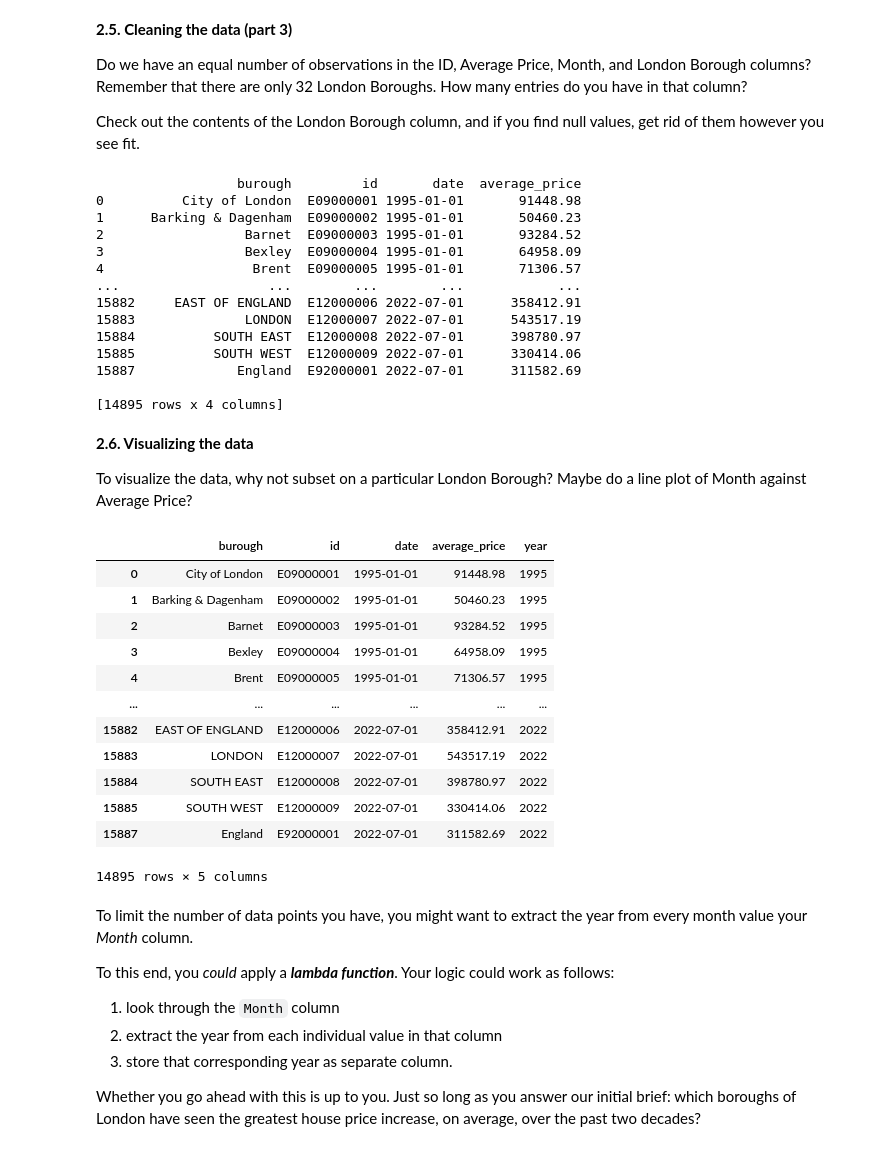
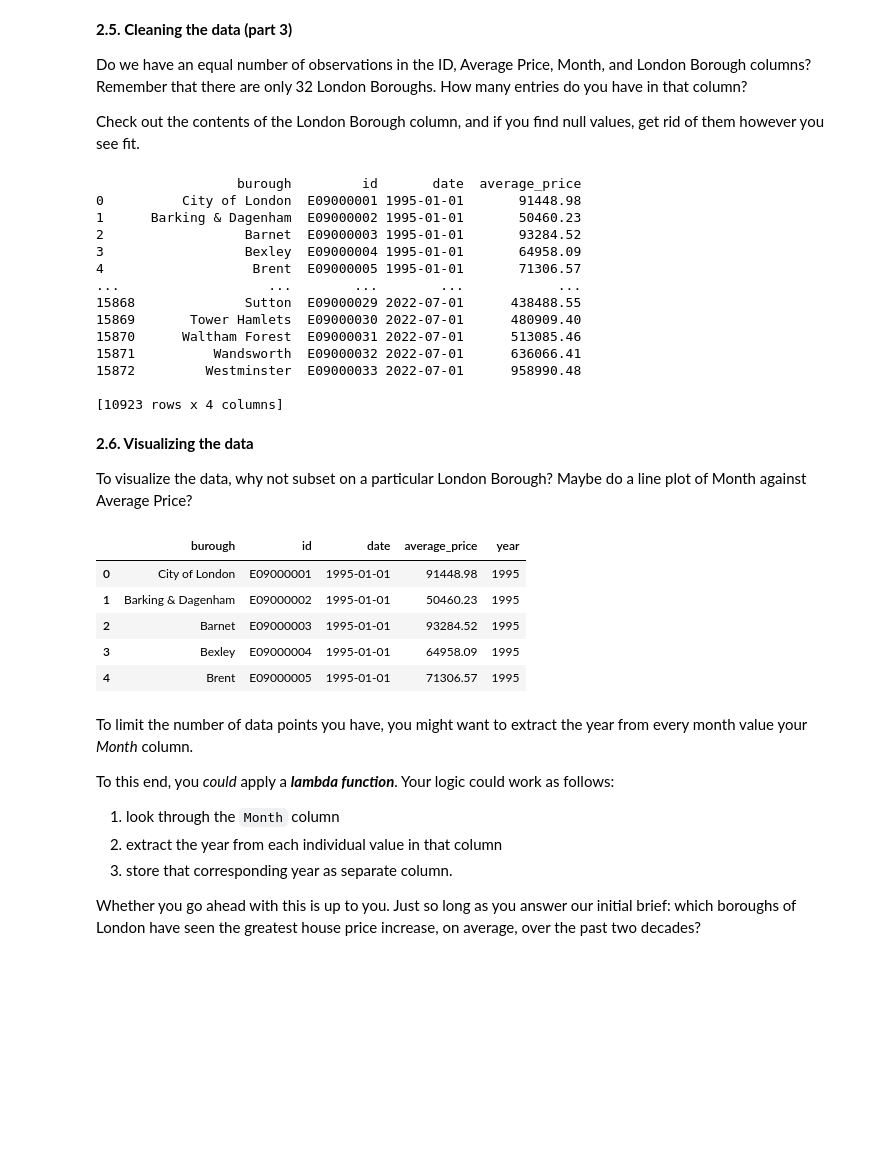
Before and after one commit to Mclane808/Springboard, a Jupyter notebook: Unit 4 Challenge - Tier 3.ipynb, the cells around one changed output. Cells and saved outputs as stored; diff of their text form; code cells hidden in the pictures; blank space fills up the shorter version.

```diff
--- a/Unit 4 Challenge - Tier 3.ipynb
+++ b/Unit 4 Challenge - Tier 3.ipynb
@@ -180,45 +180,40 @@ dtype: object
 Do we have an equal number of observations in the ID, Average Price, Month, and London Borough columns? Remember that there are only 32 London Boroughs. How many entries do you have in that column?
 
 Check out the contents of the London Borough column, and if you find null values, get rid of them however you see fit.
-# %%
-properties_clean = properties_m.dropna()
-print(properties_clean)
-# %% [output]
-                  burough         id       date  average_price
-0          City of London  E09000001 1995-01-01       91448.98
-1      Barking & Dagenham  E09000002 1995-01-01       50460.23
-2                  Barnet  E09000003 1995-01-01       93284.52
-3                  Bexley  E09000004 1995-01-01       64958.09
-4                   Brent  E09000005 1995-01-01       71306.57
-...                   ...        ...        ...            ...
-15882     EAST OF ENGLAND  E12000006 2022-07-01      358412.91
-15883              LONDON  E12000007 2022-07-01      543517.19
-15884          SOUTH EAST  E12000008 2022-07-01      398780.97
-15885          SOUTH WEST  E12000009 2022-07-01      330414.06
-15887             England  E92000001 2022-07-01      311582.69
-
-[14895 rows x 4 columns]
+# %%
+properties_dropna = properties_m.dropna()
+properties_clean = properties_dropna[~properties_dropna.id.str.contains('E1|E9', regex=True)]
+print(properties_clean)
+# %% [output]
+                  burough         id       date  average_price
+0          City of London  E09000001 1995-01-01       91448.98
+1      Barking & Dagenham  E09000002 1995-01-01       50460.23
+2                  Barnet  E09000003 1995-01-01       93284.52
+3                  Bexley  E09000004 1995-01-01       64958.09
+4                   Brent  E09000005 1995-01-01       71306.57
+...                   ...        ...        ...            ...
+15868              Sutton  E09000029 2022-07-01      438488.55
+15869       Tower Hamlets  E09000030 2022-07-01      480909.40
+15870      Waltham Forest  E09000031 2022-07-01      513085.46
+15871          Wandsworth  E09000032 2022-07-01      636066.41
+15872         Westminster  E09000033 2022-07-01      958990.48
+
+[10923 rows x 4 columns]
 # %% [markdown]
 **2.6. Visualizing the data**
 
 To visualize the data, why not subset on a particular London Borough? Maybe do a line plot of Month against Average Price?
 # %%
 s = properties_clean['date'].apply(lambda x: x.year)
-properties_clean.assign(year = s)
+properties_full = properties_clean.assign(year = s)
+properties_full.head()
 # %% [output]
 |  | burough | id | date | average_price | year |
 | 0 | City of London | E09000001 | 1995-01-01 | 91448.98 | 1995 |
 | 1 | Barking & Dagenham | E09000002 | 1995-01-01 | 50460.23 | 1995 |
 | 2 | Barnet | E09000003 | 1995-01-01 | 93284.52 | 1995 |
 | 3 | Bexley | E09000004 | 1995-01-01 | 64958.09 | 1995 |
 | 4 | Brent | E09000005 | 1995-01-01 | 71306.57 | 1995 |
-| ... | ... | ... | ... | ... | ... |
-| 15882 | EAST OF ENGLAND | E12000006 | 2022-07-01 | 358412.91 | 2022 |
-| 15883 | LONDON | E12000007 | 2022-07-01 | 543517.19 | 2022 |
-| 15884 | SOUTH EAST | E12000008 | 2022-07-01 | 398780.97 | 2022 |
-| 15885 | SOUTH WEST | E12000009 | 2022-07-01 | 330414.06 | 2022 |
-| 15887 | England | E92000001 | 2022-07-01 | 311582.69 | 2022 |
-14895 rows × 5 columns
 # %% [markdown]
 To limit the number of data points you have, you might want to extract the year from every month value your *Month* column.
 
```
Also changed, not shown: parts of 2 cells of this notebook.
